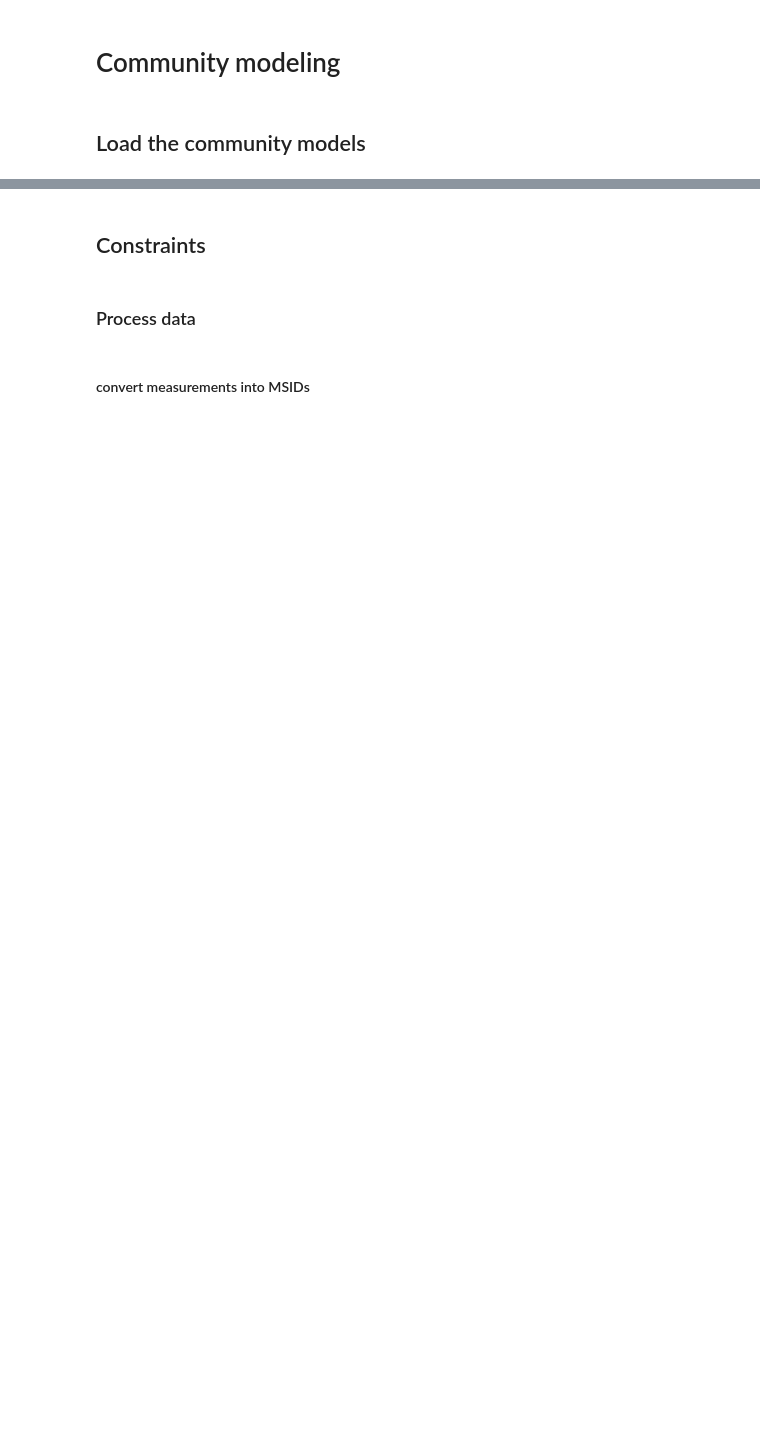
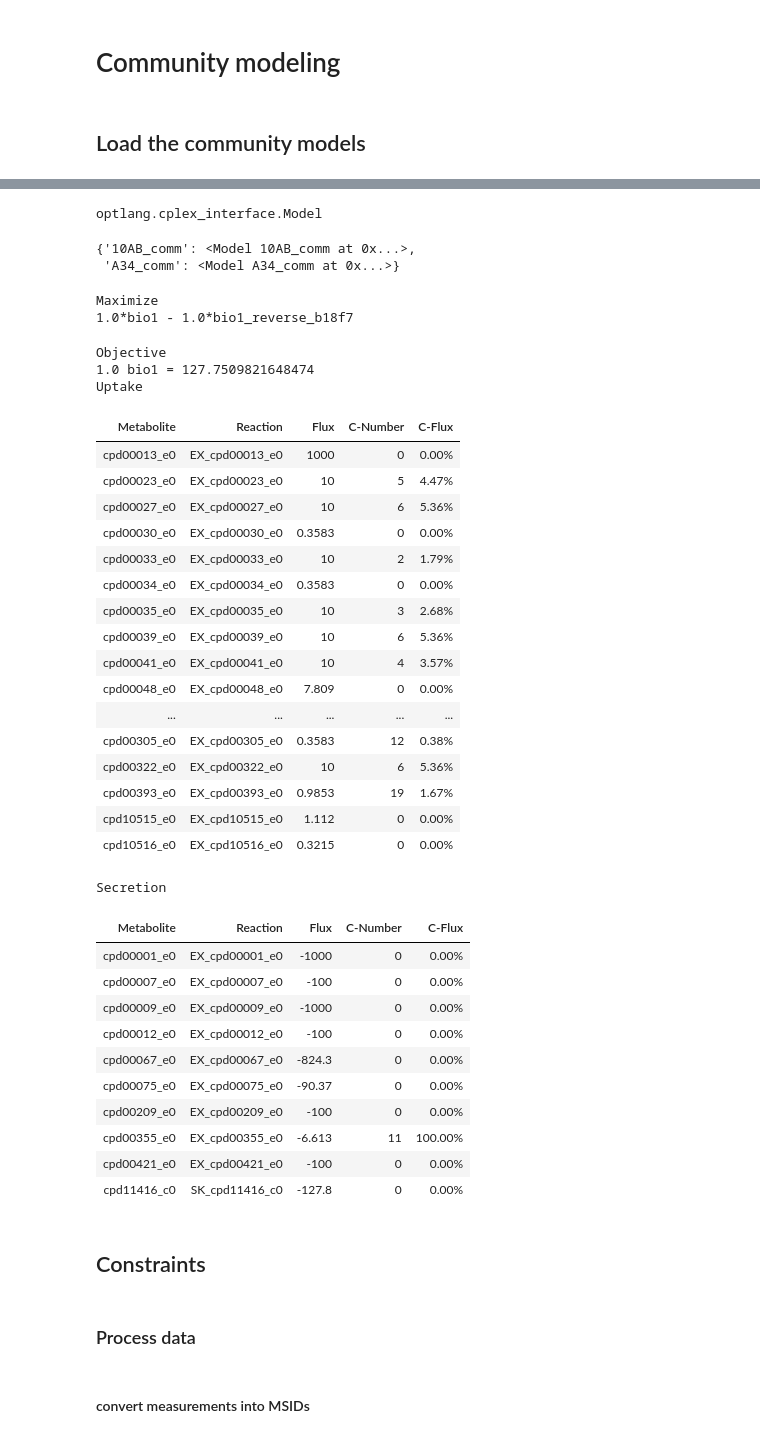
Before and after one commit to nielsenh12/codiffusion_bioreactor, a Jupyter notebook: modeling.ipynb, the cells around one changed output, grey strips where cells are left out. Drawn from its saved outputs; the diff is of its cells as text; code cells hidden in the pictures; blank space fills up the shorter version.

Commit message:
Modeling Notebook attempts

```diff
--- a/modeling.ipynb
+++ b/modeling.ipynb
@@ -269,3 +278,48 @@ loading 10AB_comm
+# %%
+type(models["10AB_comm"].solver)
+# %% [output]
+optlang.cplex_interface.Model
+# %%
+display(models)
+print(models["10AB_comm"].objective)
+display(models["10AB_comm"].summary())
+# %% [output]
+{'10AB_comm': <Model 10AB_comm at 0x...>,
+ 'A34_comm': <Model A34_comm at 0x...>}
+Maximize
+1.0*bio1 - 1.0*bio1_reverse_b18f7
+Objective
+1.0 bio1 = 127.7509821648474
+Uptake
+| Metabolite | Reaction | Flux | C-Number | C-Flux |
+| cpd00013_e0 | EX_cpd00013_e0 | 1000 | 0 | 0.00% |
+| cpd00023_e0 | EX_cpd00023_e0 | 10 | 5 | 4.47% |
+| cpd00027_e0 | EX_cpd00027_e0 | 10 | 6 | 5.36% |
+| cpd00030_e0 | EX_cpd00030_e0 | 0.3583 | 0 | 0.00% |
+| cpd00033_e0 | EX_cpd00033_e0 | 10 | 2 | 1.79% |
+| cpd00034_e0 | EX_cpd00034_e0 | 0.3583 | 0 | 0.00% |
+| cpd00035_e0 | EX_cpd00035_e0 | 10 | 3 | 2.68% |
+| cpd00039_e0 | EX_cpd00039_e0 | 10 | 6 | 5.36% |
+| cpd00041_e0 | EX_cpd00041_e0 | 10 | 4 | 3.57% |
+| cpd00048_e0 | EX_cpd00048_e0 | 7.809 | 0 | 0.00% |
+| ... | ... | ... | ... | ... |
+| cpd00305_e0 | EX_cpd00305_e0 | 0.3583 | 12 | 0.38% |
+| cpd00322_e0 | EX_cpd00322_e0 | 10 | 6 | 5.36% |
+| cpd00393_e0 | EX_cpd00393_e0 | 0.9853 | 19 | 1.67% |
+| cpd10515_e0 | EX_cpd10515_e0 | 1.112 | 0 | 0.00% |
+| cpd10516_e0 | EX_cpd10516_e0 | 0.3215 | 0 | 0.00% |
+Secretion
+| Metabolite | Reaction | Flux | C-Number | C-Flux |
+| cpd00001_e0 | EX_cpd00001_e0 | -1000 | 0 | 0.00% |
+| cpd00007_e0 | EX_cpd00007_e0 | -100 | 0 | 0.00% |
+| cpd00009_e0 | EX_cpd00009_e0 | -1000 | 0 | 0.00% |
+| cpd00012_e0 | EX_cpd00012_e0 | -100 | 0 | 0.00% |
+| cpd00067_e0 | EX_cpd00067_e0 | -824.3 | 0 | 0.00% |
+| cpd00075_e0 | EX_cpd00075_e0 | -90.37 | 0 | 0.00% |
+| cpd00209_e0 | EX_cpd00209_e0 | -100 | 0 | 0.00% |
+| cpd00355_e0 | EX_cpd00355_e0 | -6.613 | 11 | 100.00% |
+| cpd00421_e0 | EX_cpd00421_e0 | -100 | 0 | 0.00% |
+| cpd11416_c0 | SK_cpd11416_c0 | -127.8 | 0 | 0.00% |
 # %% [markdown]
 ## Constraints
 # %% [markdown]
```
Also changed, not shown: parts of 16 cells of this notebook.
